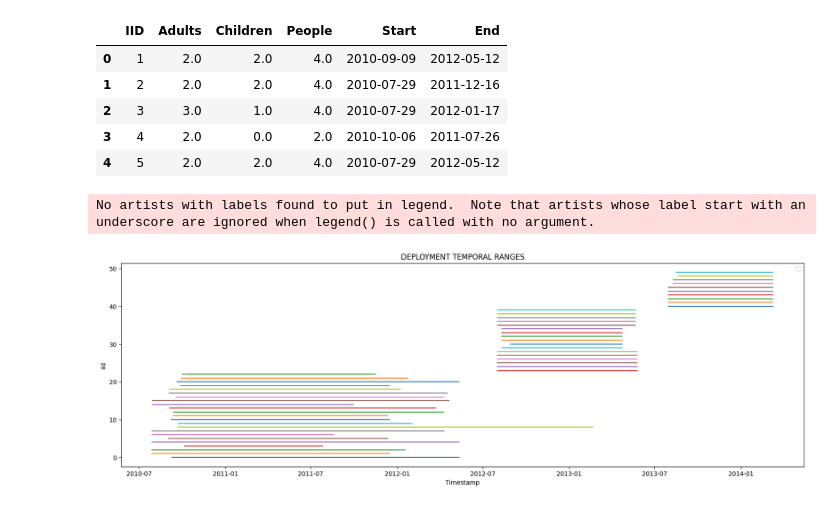
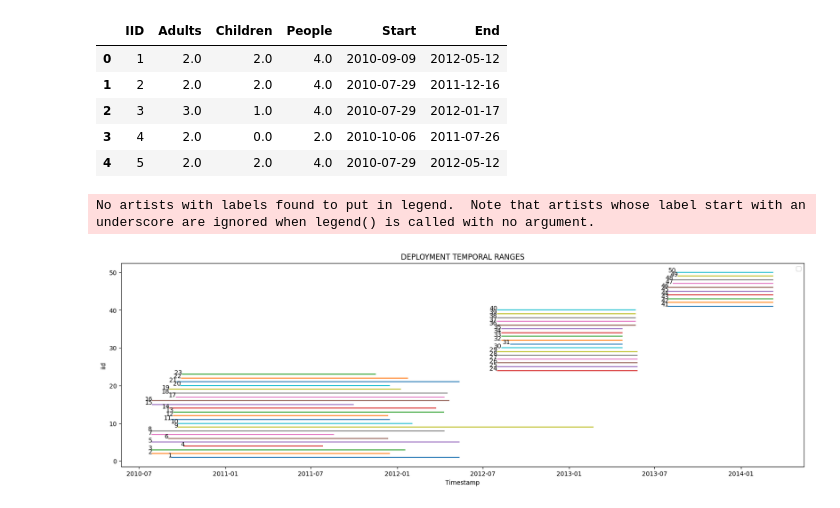
Before and after one commit to PaulaBartolomeMora/TFM, a Jupyter notebook: SustData/demographics.ipynb, the cells around one changed output. Cells and saved outputs as stored; diff of their text form; code cells hidden in the pictures.

```diff
--- a/SustData/demographics.ipynb
+++ b/SustData/demographics.ipynb
@@ -21,14 +21,17 @@ df.head(5)
 | 4 | 5 | 2.0 | 2.0 | 4.0 | 2010-07-29 | 2012-05-12 |
 # %%
 plt.figure(figsize=(20, 6))
+df.set_index('IID', inplace=True)
+
 for i, row in df.iterrows():
     plt.plot([row['Start'], row['End']], [i, i])
+    plt.text(row['Start'], i, f'{i}', ha='right', fontsize=8)
 
 plt.xlabel('Timestamp')
 plt.ylabel('iid')
 plt.title('DEPLOYMENT TEMPORAL RANGES')
 plt.legend()
 plt.show()
 # %% [output]
 No artists with labels found to put in legend.  Note that artists whose label start with an underscore are ignored when legend() is called with no argument.
-[figure, old version]
+[figure, new version]
```
Also changed, not shown: 9 other files.
